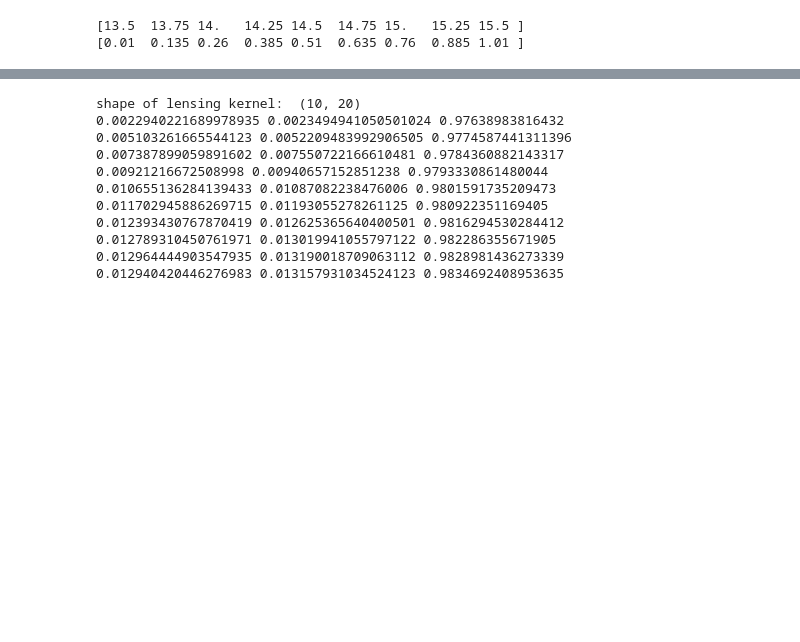
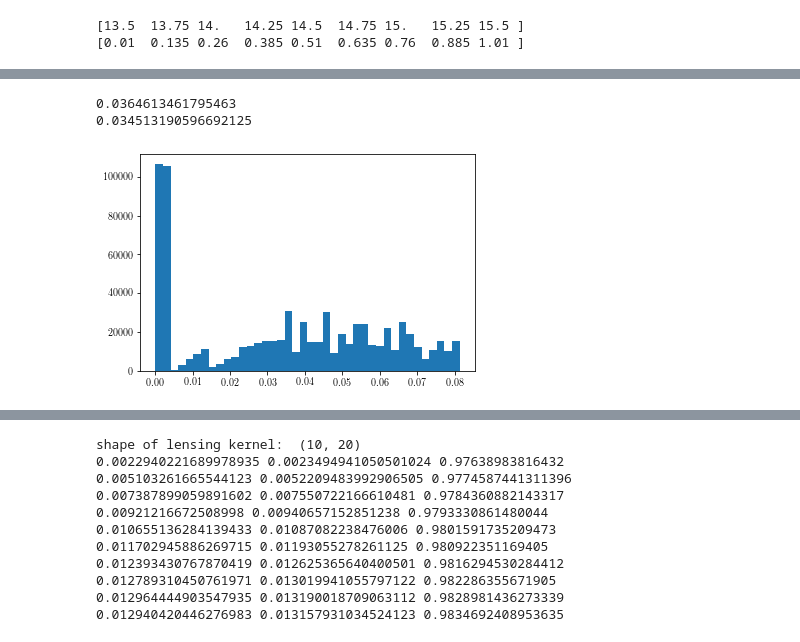
Before and after one commit to mr-superonion/splinv, a Jupyter notebook: notebook/process-test_from_sim_to_final.ipynb, the cells around one changed output, grey strips where cells are left out. Drawn from its saved outputs; the diff is of its cells as text; code cells hidden in the pictures; blank space fills up the shorter version.

```diff
--- a/notebook/process-test_from_sim_to_final.ipynb
+++ b/notebook/process-test_from_sim_to_final.ipynb
@@ -117,0 +125,8 @@ print(np.average(1./sparse3D.mu0.flatten()))
+# %%
+hist=plt.hist(sparse3D.sigmaA.flatten(),bins=40)
+print(np.median(sparse3D.sigmaA.flatten()))
+print(np.average(sparse3D.sigmaA.flatten()))
+# %% [output]
+0.0364613461795463
+0.034513190596692125
+[figure, added]
```
Also changed, not shown: parts of 19 cells of this notebook, 3 other files.
